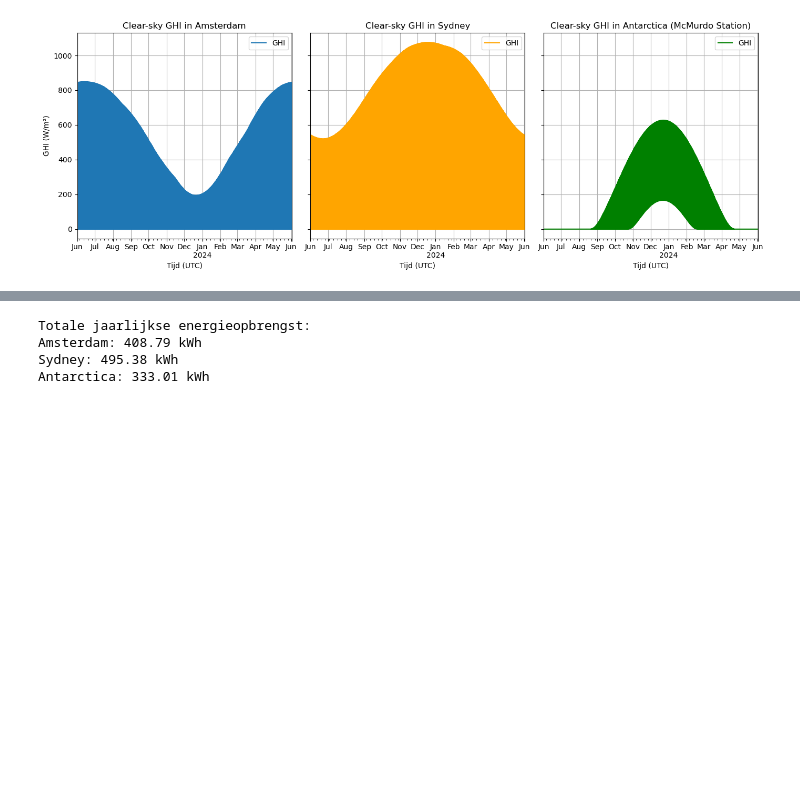
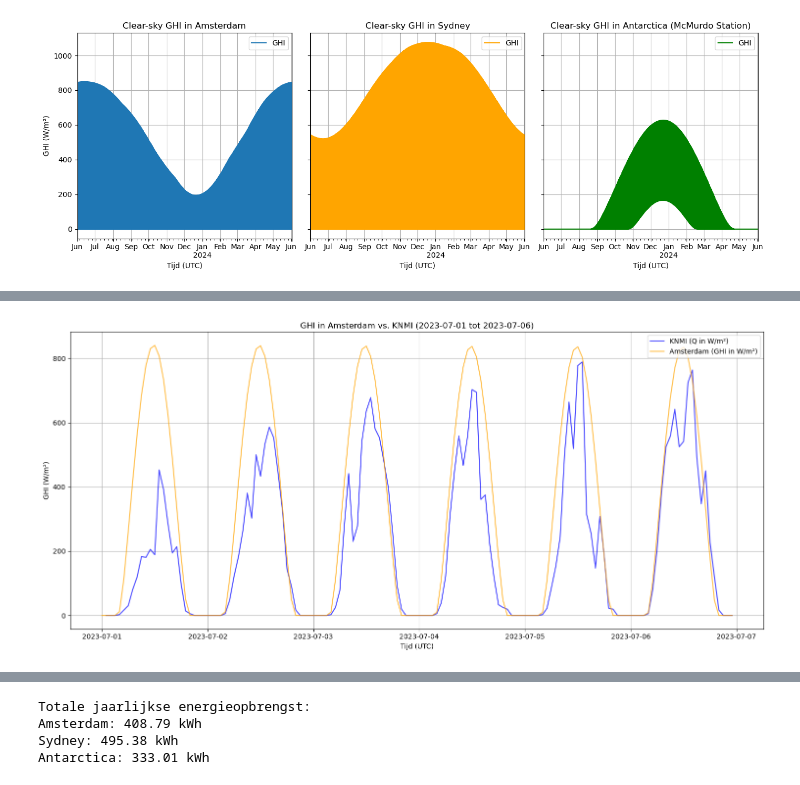
Before and after one commit to Qrax/PV-Systems-Data, a Jupyter notebook: PVlib simulaties oefenen.ipynb, the cells around one changed output, grey strips where cells are left out. Saved outputs shown, nothing was run; the diff lists cells and outputs as text; code cells hidden in the pictures; blank space fills up the shorter version.

```diff
--- a/PVlib simulaties oefenen.ipynb
+++ b/PVlib simulaties oefenen.ipynb
@@ -75,0 +86,46 @@ plt.show()
+# %%
+def plot_simulation_knmi(knmi_data, simulation_data, start_date, end_date):
+    """
+    Plot KNMI data en Amsterdam data in een bepaalde tijdsperiode.
+
+    Args:
+        knmi_data (pd.DataFrame): DataFrame met KNMI data, met een datetime-kolom.
+        amsterdam_data (pd.DataFrame): DataFrame met Amsterdam data, met datetime als index.
+        start_date (str): Startdatum in 'YYYY-MM-DD' formaat.
+        end_date (str): Einddatum in 'YYYY-MM-DD' formaat.
+
+    Returns:
+        None
+    """
+    try:
+        # Zorg dat KNMI-data een datetime-index heeft
+        knmi_data.set_index('datetime', inplace=True)
+
+        # Filter data binnen de tijdsperiode
+        knmi_filtered = knmi_data.loc[start_date:end_date].copy()
+        simulation_data = simulation_data.loc[start_date:end_date].copy()
+
+        # Controleer of data beschikbaar is
+        if knmi_filtered.empty or simulation_data.empty:
+            print("Geen data beschikbaar in de opgegeven periode.")
+            return
+
+        # Plot de data
+        plt.figure(figsize=(15, 7))
+        plt.plot(knmi_filtered.index, knmi_filtered['Q_Wm2'], label='KNMI (Q in W/m²)', color='blue', alpha=0.7)
+        plt.plot(simulation_data.index, simulation_data['ghi'], label='Amsterdam (GHI in W/m²)', color='orange', alpha=0.7)
+        plt.xlabel('Tijd (UTC)')
+        plt.ylabel('GHI (W/m²)')
+        plt.title(f'GHI in Amsterdam vs. KNMI ({start_date} tot {end_date})')
+        plt.legend()
+        plt.grid(True)
+        plt.tight_layout()
+        plt.show()
+
+    except Exception as e:
+        print(f"Fout bij het plotten: {e}")
+
+# Aanroepen van de functie
+plot_simulation_knmi(knmi_data, clearsky_amsterdam, '2023-07-01', '2023-07-06')
+# %% [output]
+[figure, added]
```
Also changed, not shown: parts of 3 cells of this notebook, 1 other file.
